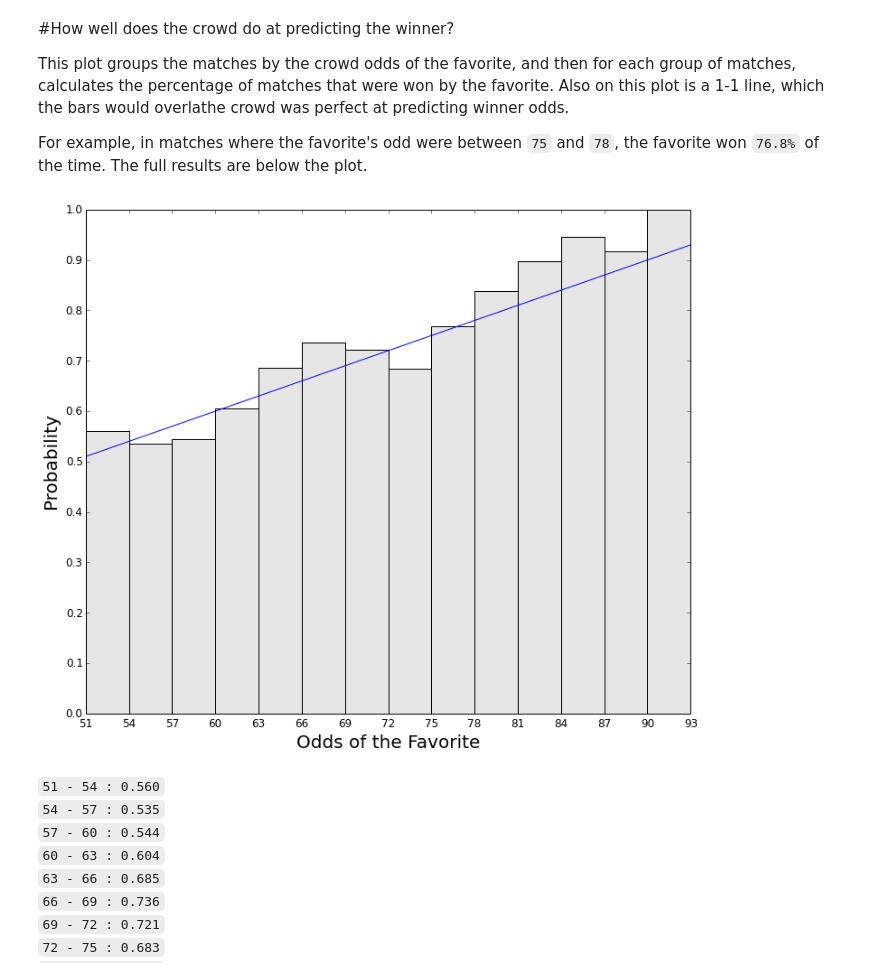
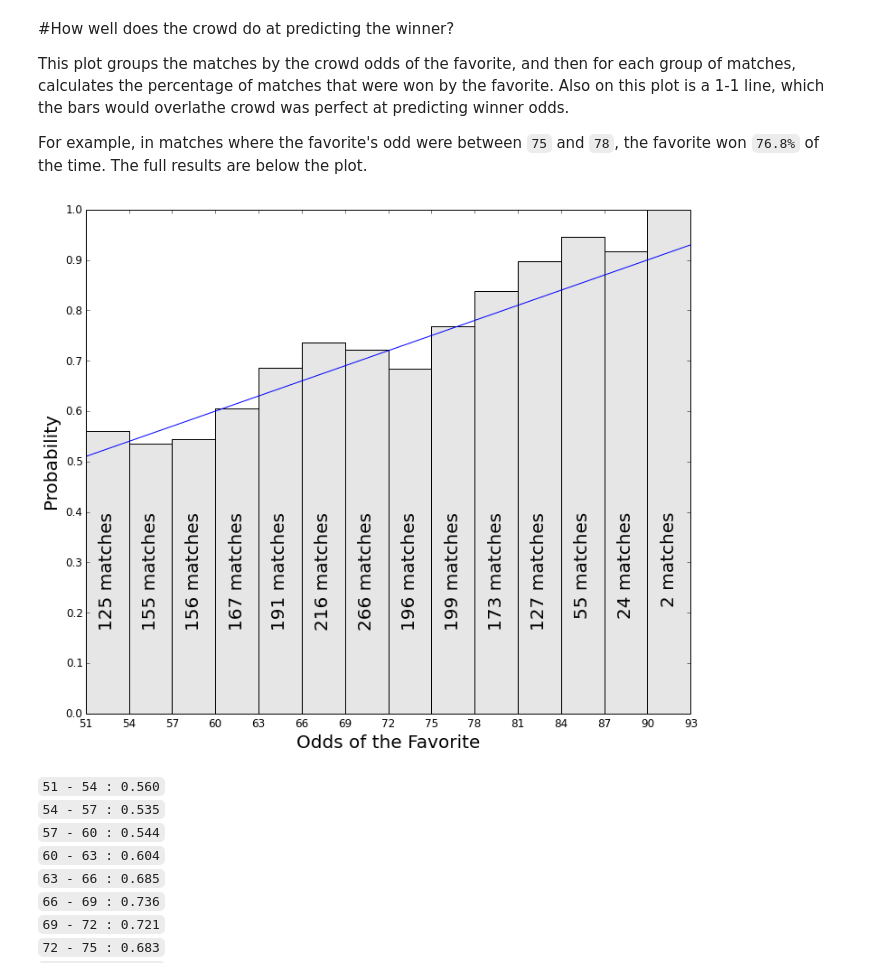
Before and after one commit to andrewzwicky/pyd2l, a Jupyter notebook: PyD2L Match Analysis.ipynb, the cells around one changed output. Saved outputs shown, nothing was run; the diff lists cells and outputs as text; code cells hidden in the pictures.

```diff
--- a/PyD2L Match Analysis.ipynb
+++ b/PyD2L Match Analysis.ipynb
@@ -31,25 +31,26 @@ This plot groups the matches by the crowd odds of the favorite, and then for eac
 For example, in matches where the favorite's odd were between `75` and `78`, the favorite won `76.8%` of the time.  The full results are below the plot.
 # %%
 # Sort all matches by the odds of the favorite, 51-100 inclusive
-matches_sorted_favorite_odds = sorted([match for match in matches if match.odds[match.favorite()]>50],key=lambda match: match.odds[match.favorite()])
+matches_sorted_favorite_odds = sorted([match for match in matches if match.odds[match.favorite()]>50],
+                                       key=lambda match: match.odds[match.favorite()])
 
 fidelity = 3 # This is how tightly we want to group the matches by odds.
 
 matches_grouped_favorite_odds = groupby(matches_sorted_favorite_odds,key=lambda m: ((m.odds[m.favorite()])//fidelity)*fidelity)
 grouped = []
 
 for group, group_matches in matches_grouped_favorite_odds:
     group_matches_list = list(group_matches)
     num_group_matches = len(group_matches_list)
     num_winners = len([match for match in group_matches_list if match.winner == match.favorite()])
     win_ratio = num_winners/num_group_matches
-    grouped.append((group,win_ratio))
+    grouped.append((group,num_group_matches,win_ratio))
 
-groups, ratios = zip(*[(group,win_ratio) for group,win_ratio in grouped])
+groups,num_group_matches, ratios = zip(*[(group,num_group_matches,win_ratio) for group,num_group_matches,win_ratio in grouped])
 
-plot_odds_correlation(groups, ratios, fidelity)
+plot_odds_correlation(groups, num_group_matches, ratios, fidelity)
 # %% [output]
-[figure, old version]
+[figure, new version]
 # %% [markdown]
 `51 - 54 : 0.560`
 `54 - 57 : 0.535`
```
Also changed, not shown: parts of 8 cells of this notebook, 1 other file.
